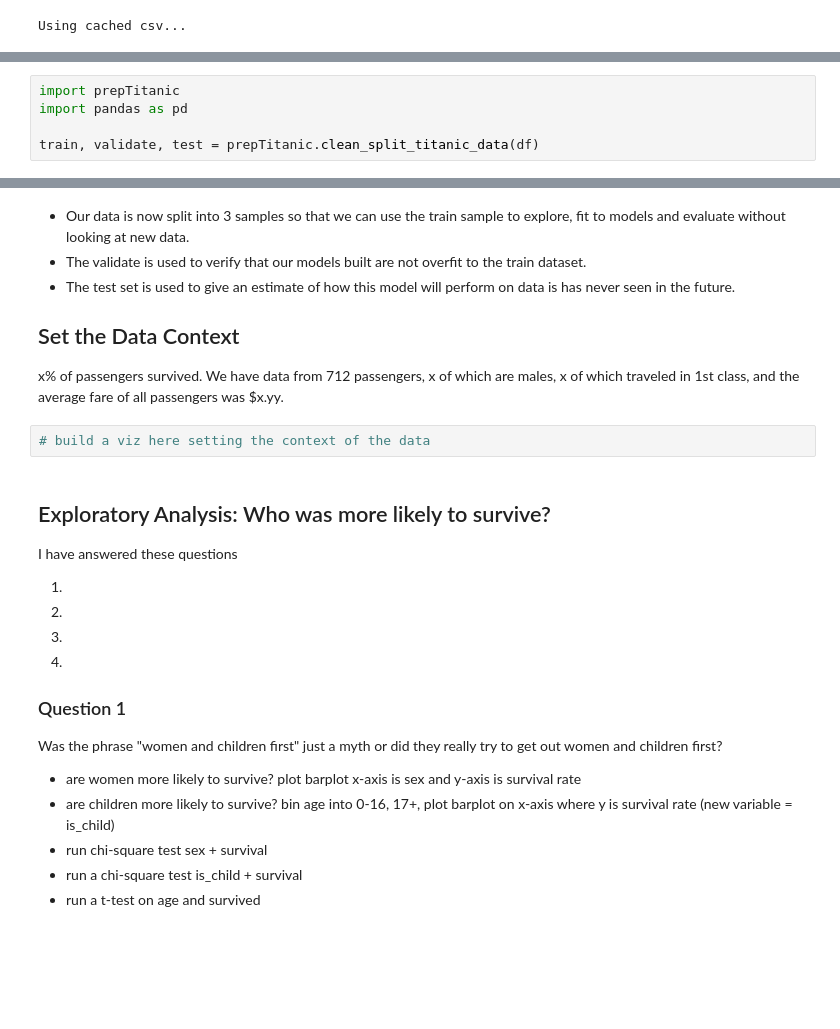
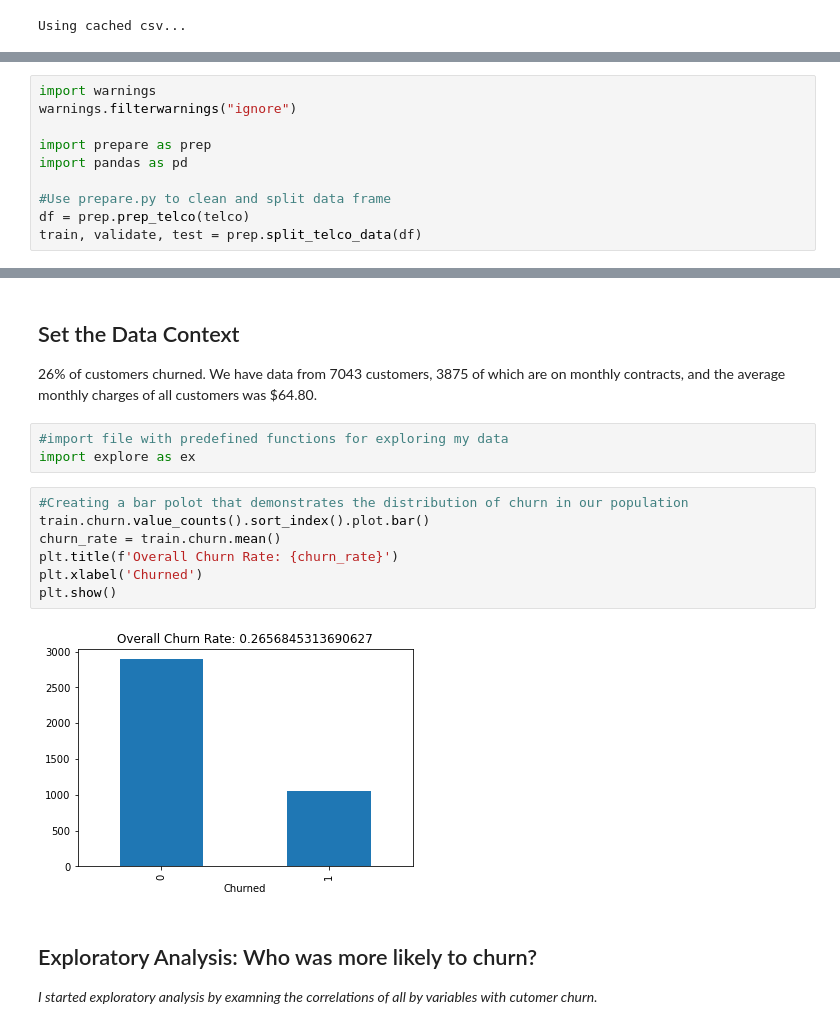
Before and after one commit to kristofer-rivera/classification-project, a Jupyter notebook: final_report.ipynb, the cells around one changed output, grey strips where cells are left out. Cells and saved outputs as stored; diff of their text form; blank space fills up the shorter version.

```diff
--- a/final_report.ipynb
+++ b/final_report.ipynb
@@ -50,5 +56,10 @@ To clean the data, I did the following:
 # %%
-import prepTitanic
+import warnings
+warnings.filterwarnings("ignore")
+
+import prepare as prep
 import pandas as pd
 
-train, validate, test = prepTitanic.clean_split_titanic_data(df)
+#Use prepare.py to clean and split data frame
+df = prep.prep_telco(telco)
+train, validate, test = prep.split_telco_data(df)
@@ -55,29 +79,20 @@ train, validate, test = prepTitanic.clean_split_titanic_data(df)
 # %% [markdown]
-- Our data is now split into 3 samples so that we can use the train sample to explore, fit to models and evaluate without looking at new data.
-- The validate is used to verify that our models built are not overfit to the train dataset.
-- The test set is used to give an estimate of how this model will perform on data is has never seen in the future.
-
 ## Set the Data Context
 
-x% of passengers survived. We have data from 712 passengers, x of which are males, x of which traveled in 1st class, and the average fare of all passengers was $x.yy.
+26% of customers churned. We have data from 7043 customers, 3875 of which are on monthly contracts, and the average monthly charges of all customers was $64.80.
+# %%
+#import file with predefined functions for exploring my data
+import explore as ex
 # %%
-# build a viz here setting the context of the data
+#Creating a bar polot that demonstrates the distribution of churn in our population
+train.churn.value_counts().sort_index().plot.bar()
+churn_rate = train.churn.mean()
+plt.title(f'Overall Churn Rate: {churn_rate}')
+plt.xlabel('Churned')
+plt.show()
+# %% [output]
+[figure, added]
 # %% [markdown]
-## Exploratory Analysis: Who was more likely to survive?
+## Exploratory Analysis: Who was more likely to churn?
 
-I have answered these questions
-
-1.
-2.
-3.
-4.
-
-### Question 1
-
-Was the phrase "women and children first" just a myth or did they really try to get out women and children first?
-
-  - are women more likely to survive? plot barplot x-axis is sex and y-axis is survival rate
-  - are children more likely to survive? bin age into 0-16, 17+, plot barplot on x-axis where y is survival rate (new variable = is_child)
-  - run chi-square test sex + survival
-  - run a chi-square test is_child + survival
-  - run a t-test on age and survived
+*I started exploratory analysis by examning the correlations of all by variables with cutomer churn.*
```
Also changed, not shown: parts of 50 cells of this notebook.
